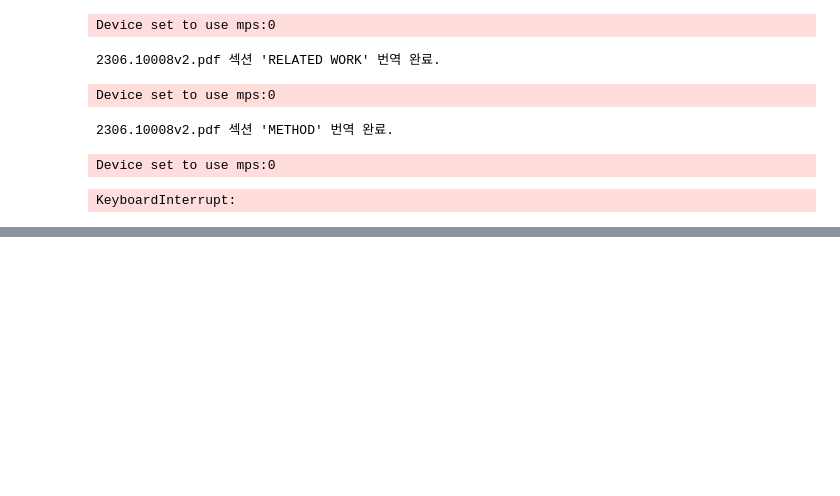
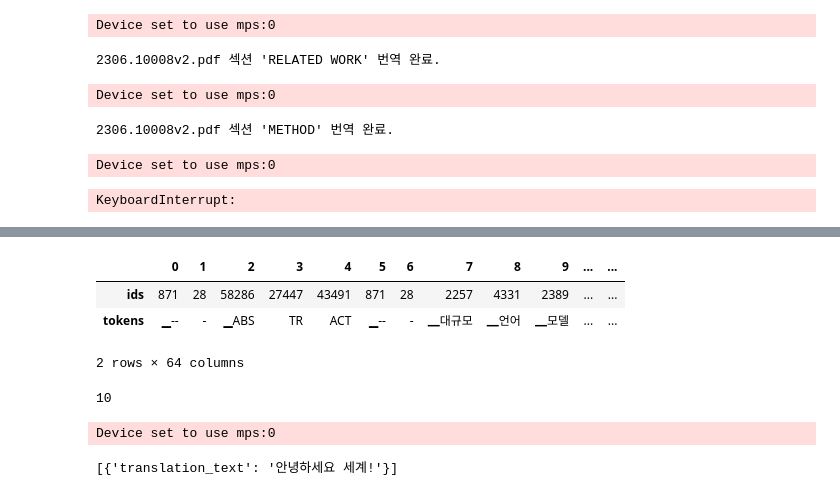
Before and after one commit to bean980310/OCR, a Jupyter notebook: notebook/notebook.ipynb, the cells around one changed output, grey strips where cells are left out. Saved outputs shown, nothing was run; the diff lists cells and outputs as text; code cells hidden in the pictures; blank space fills up the shorter version.

```diff
--- a/notebook/notebook.ipynb
+++ b/notebook/notebook.ipynb
@@ -777,0 +1028,5 @@ KeyboardInterrupt:
+# %%
+tokenized_sample_ko = tokenizer(dataset['train'][10]['ko'],
+                                max_length=max_token_length,
+                                padding=True, truncation=True)
+tokenized_sample_ko
@@ -777,0 +1053,12 @@ KeyboardInterrupt:
+# %%
+pd.DataFrame(
+    [
+        tokenized_sample_ko['input_ids'],
+        tokenizer.convert_ids_to_tokens(tokenized_sample_ko['input_ids'])
+    ], index=('ids', 'tokens')
+)
+# %% [output]
+|  | 0 | 1 | 2 | 3 | 4 | 5 | 6 | 7 | 8 | 9 | ... | ... |
+| ids | 871 | 28 | 58286 | 27447 | 43491 | 871 | 28 | 2257 | 4331 | 2389 | ... | ... |
+| tokens | ▁-- | - | ▁ABS | TR | ACT | ▁-- | - | ▁대규모 | ▁언어 | ▁모델 | ... | ... |
+2 rows × 64 columns
@@ -777,0 +1084,15 @@ KeyboardInterrupt:
+# %%
+NUM_CPU = multiprocessing.cpu_count()
+NUM_CPU
+# %% [output]
+10
+# %%
+from transformers import pipeline
+
+model="facebook/m2m100_1.2B"
+tokenizer="facebook/m2m100_1.2B"
+translator=pipeline('translation_en_to_ko', model)
+translator("Hello World!")
+# %% [output]
+Device set to use mps:0
+[{'translation_text': '안녕하세요 세계!'}]
```
Also changed, not shown: parts of 44 cells of this notebook, 3 other files.
